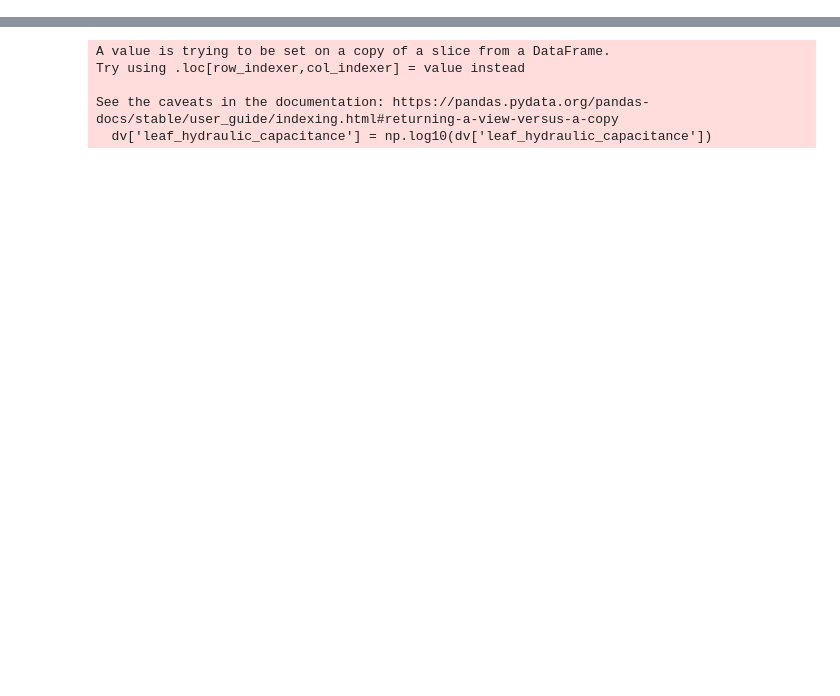
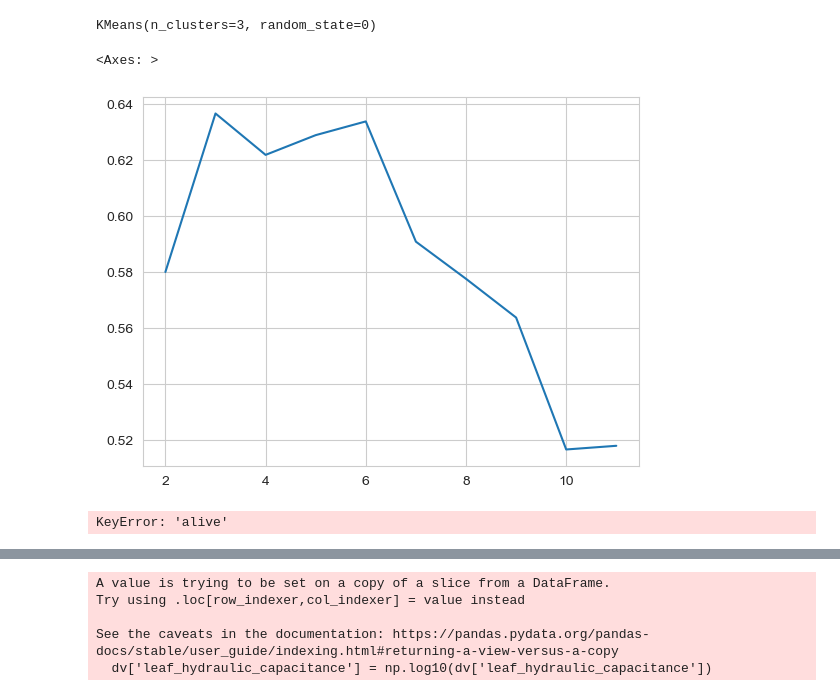
Before and after one commit to PhillipPapastefanou/SimPHony, a Jupyter notebook: appl/swiss/post_processing/EX_CON.ipynb, the cells around one changed output, grey strips where cells are left out. Drawn from its saved outputs; the diff is of its cells as text; code cells hidden in the pictures; blank space fills up the shorter version.

```diff
--- a/appl/swiss/post_processing/EX_CON.ipynb
+++ b/appl/swiss/post_processing/EX_CON.ipynb
@@ -66,0 +84,37 @@ for var in vars:
+# %%
+kmeans = KMeans(n_clusters = 3, random_state = 0, n_init='auto')
+kmeans.fit(df_grp)
+# %% [output]
+KMeans(n_clusters=3, random_state=0)
+# %%
+K = range(2, 12)
+fits = []
+score = []
+
+for k in K:
+    # train the model for current value of k on training data
+    model = KMeans(n_clusters = k, random_state = 0, n_init='auto').fit(df_grp)
+
+    # append the model to fits
+    fits.append(model)
+
+    # Append the silhouette score to scores
+    score.append(silhouette_score(df_grp, model.labels_, metric='euclidean'))
+sns.lineplot(x = K, y = score)
+# %% [output]
+<Axes: >
+[figure, added]
+# %%
+nclusters = 8
+kmeans = KMeans(n_clusters = nclusters, random_state = 0, n_init='auto')
+kmeans.fit(df_grp)
+cvals  = [0.0,  1]
+colors = ["red","tab:blue"]
+alive_means = [df_grp.loc[kmeans.labels_ == i, 'alive'].mean() for i in range(nclusters)]
+
+norm=plt.Normalize(min(cvals),max(cvals))
+tuples = list(zip(map(norm,cvals), colors))
+import matplotlib.colors
+cmap = matplotlib.colors.LinearSegmentedColormap.from_list("", tuples)
+# %% [output]
+KeyError: 'alive'
```
Also changed, not shown: parts of 18 cells of this notebook, 26 other files.
